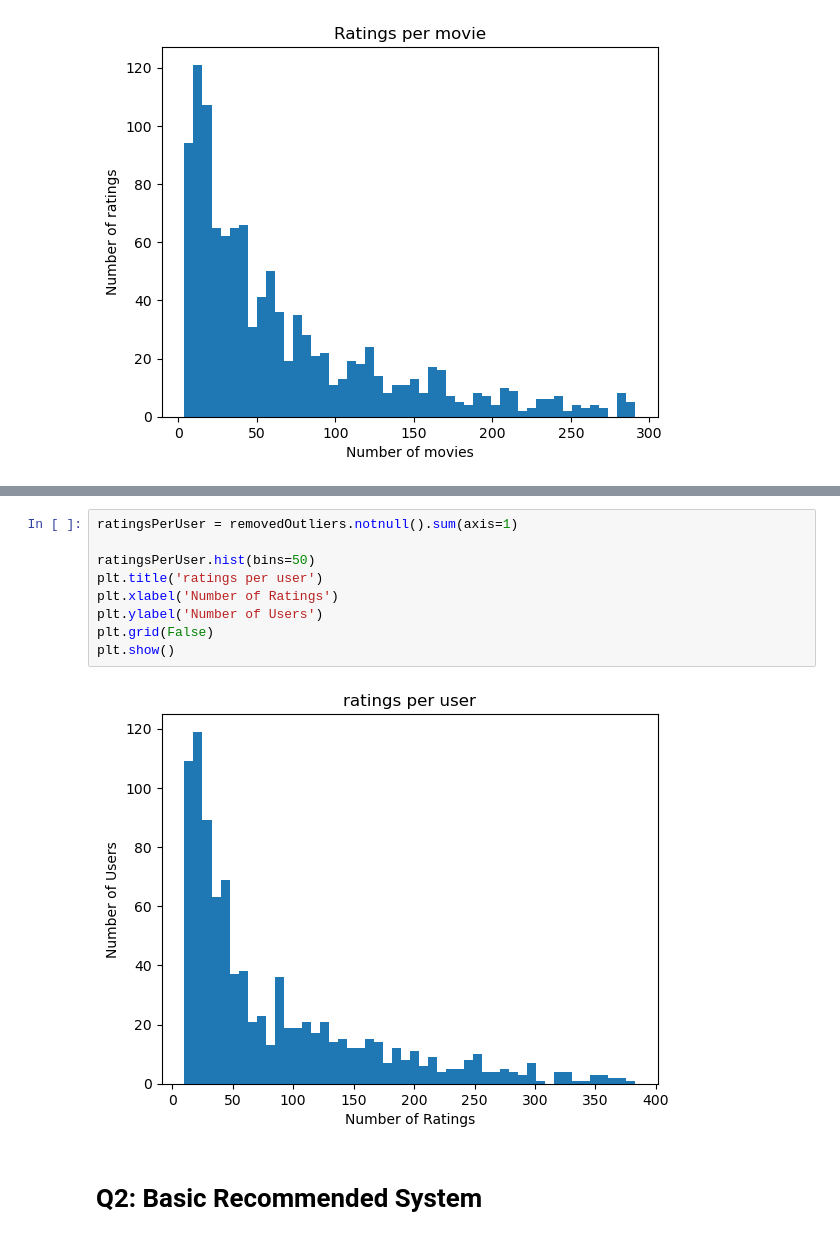
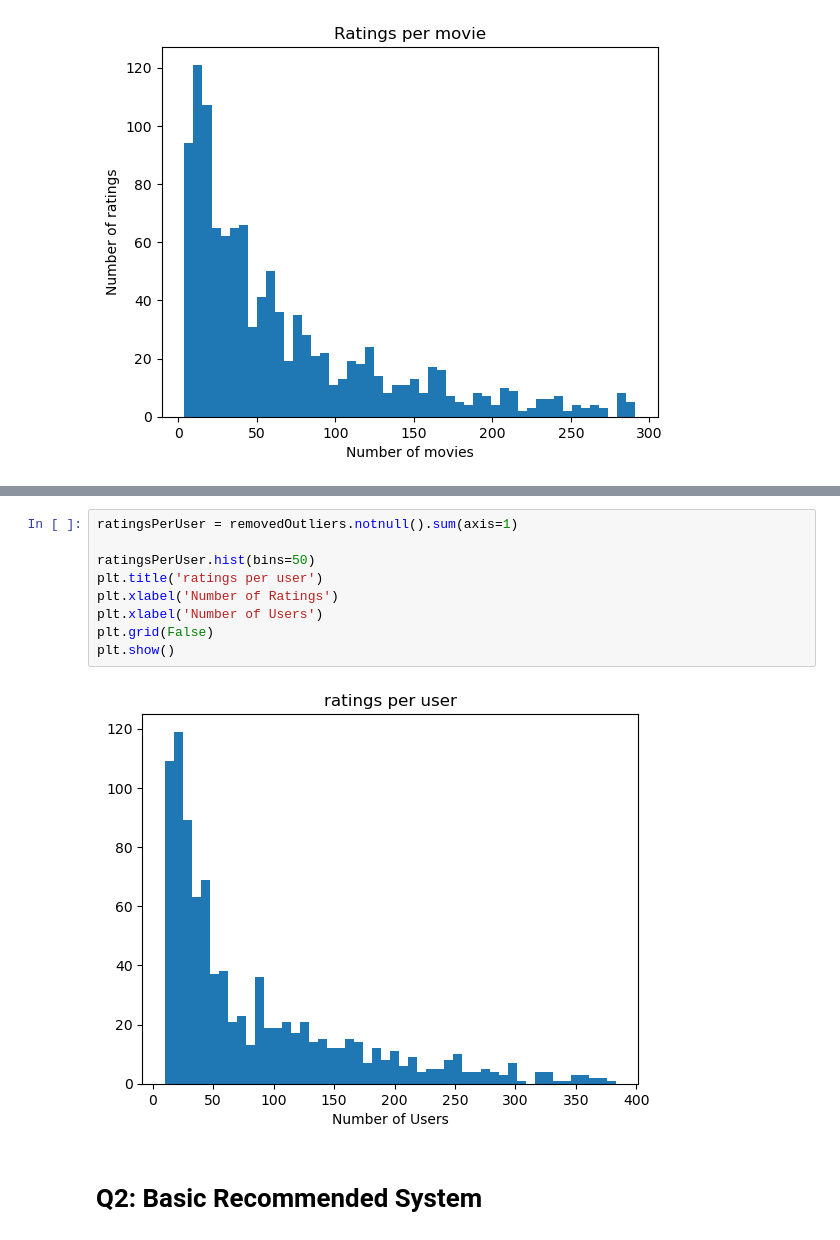
Before and after one commit to NikosKontou/6001-Project, a Jupyter notebook: project.ipynb, the cells around one changed output, grey strips where cells are left out. Saved outputs shown, nothing was run; the diff lists cells and outputs as text.

```diff
--- a/project.ipynb
+++ b/project.ipynb
@@ -97,14 +123,14 @@ plt.hist(removedOutliers.count(), bins= 50)
 # %%
 ratingsPerUser = removedOutliers.notnull().sum(axis=1)
 
 ratingsPerUser.hist(bins=50)
 plt.title('ratings per user')
 plt.xlabel('Number of Ratings')
-plt.ylabel('Number of Users')
+plt.xlabel('Number of Users')
 plt.grid(False)
 plt.show()
 # %% [output]
-[figure, old version]
+[figure, new version]
 # %% [markdown]
 # Q2: Basic Recommended System
 # %% [markdown]
```
Also changed, not shown: parts of 11 cells of this notebook.
